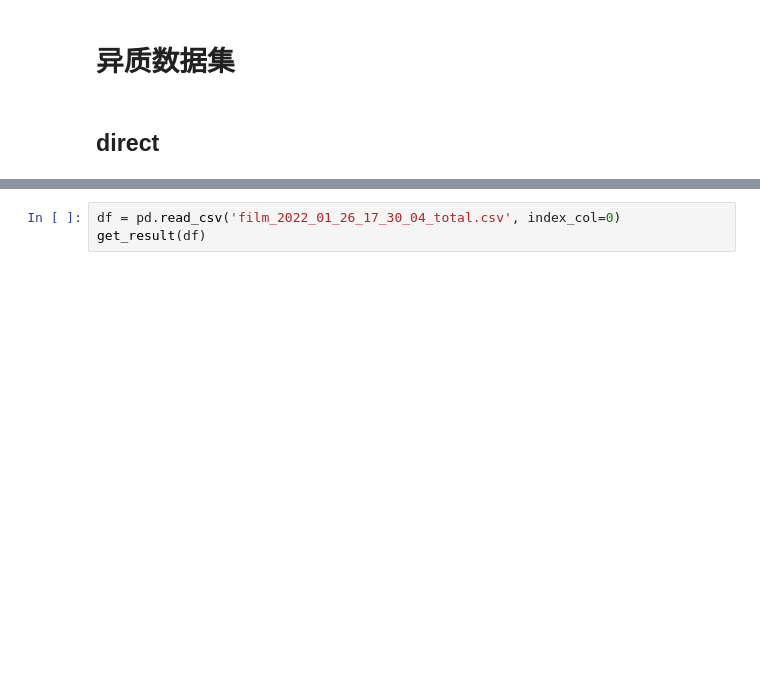
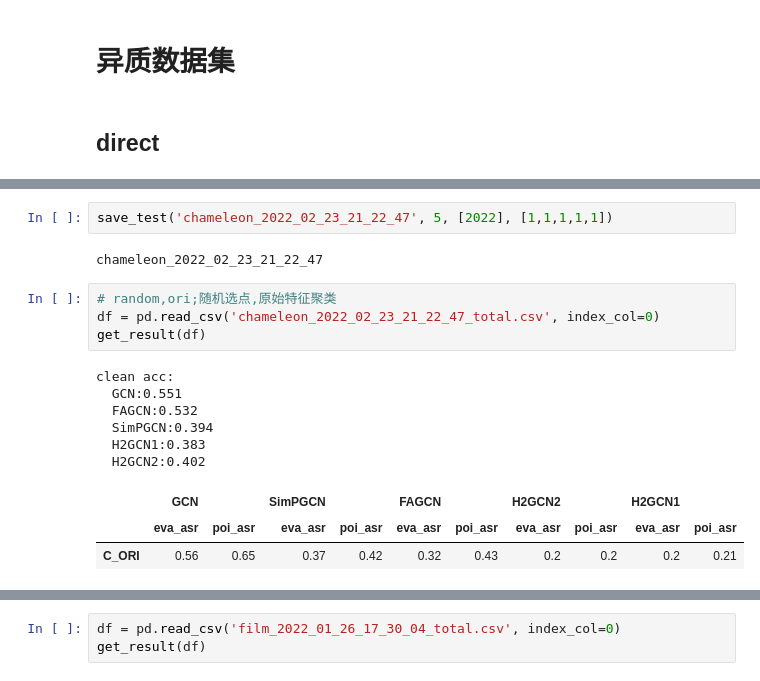
Before and after one commit to hIxiIan/CombAttack, a Jupyter notebook: result/毕设实验结果.ipynb, the cells around one changed output, grey strips where cells are left out. Saved outputs shown, nothing was run; the diff lists cells and outputs as text; blank space fills up the shorter version.

```diff
--- a/result/毕设实验结果.ipynb
+++ b/result/毕设实验结果.ipynb
@@ -212,0 +239,18 @@ clean acc:
+# %%
+save_test('chameleon_2022_02_23_21_22_47', 5, [2022], [1,1,1,1,1])
+# %% [output]
+chameleon_2022_02_23_21_22_47
+# %%
+# random,ori;随机选点,原始特征聚类
+df = pd.read_csv('chameleon_2022_02_23_21_22_47_total.csv', index_col=0)
+get_result(df)
+# %% [output]
+clean acc:
+  GCN:0.551
+  FAGCN:0.532
+  SimPGCN:0.394
+  H2GCN1:0.383
+  H2GCN2:0.402
+|  | GCN |  | SimPGCN |  | FAGCN |  | H2GCN2 |  | H2GCN1 |  |
+|  | eva_asr | poi_asr | eva_asr | poi_asr | eva_asr | poi_asr | eva_asr | poi_asr | eva_asr | poi_asr |
+| C_ORI | 0.56 | 0.65 | 0.37 | 0.42 | 0.32 | 0.43 | 0.2 | 0.2 | 0.2 | 0.21 |
```
Also changed, not shown: parts of 52 cells of this notebook, 3 other files.
